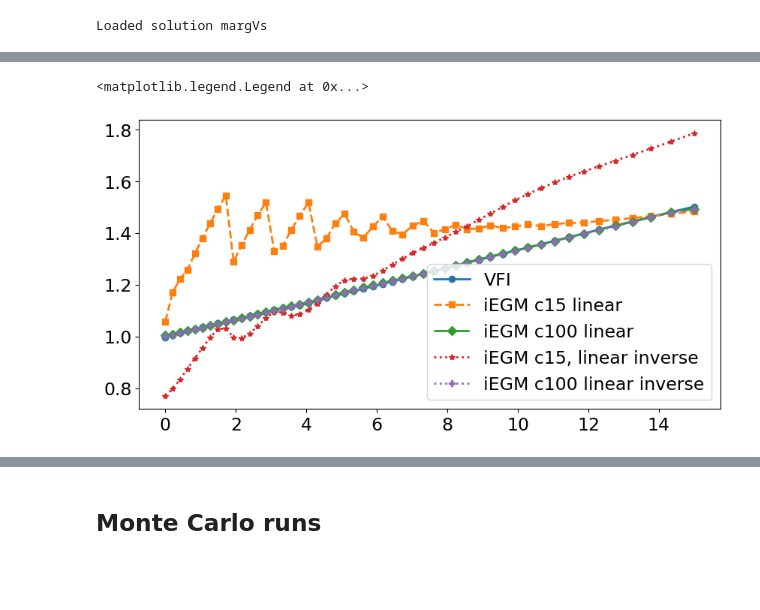
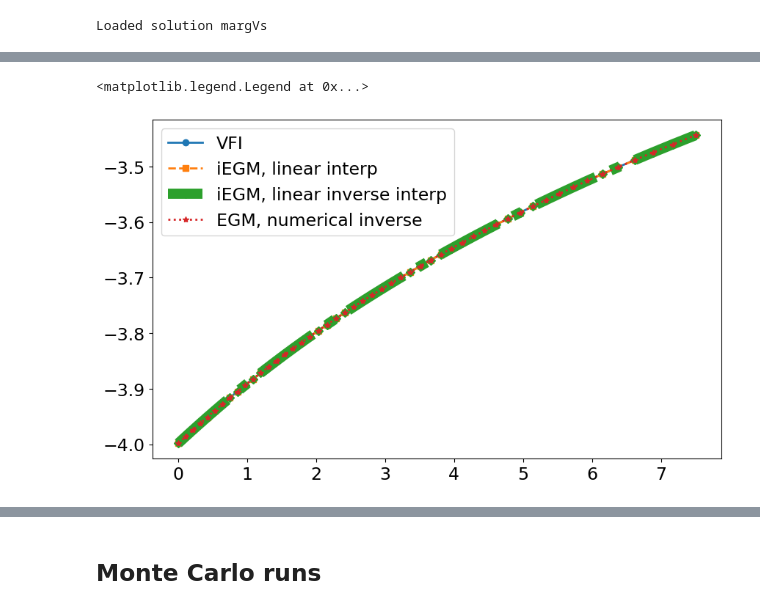
Before and after one commit to ThomasHJorgensen/iEGM, a Jupyter notebook: 02. LimitedCommmitmentModel.ipynb, the cells around one changed output, grey strips where cells are left out. Cells and saved outputs as stored; diff of their text form; code cells hidden in the pictures; blank space fills up the shorter version.

Commit message:
refactor(precompute): play around with starting values

```diff
--- a/02. LimitedCommmitmentModel.ipynb
+++ b/02. LimitedCommmitmentModel.ipynb
@@ -167,0 +178,23 @@ Mean log10 euler error: [-5.58315325]
+# %%
+# plot model solutions
+grid = 'grid_A'
+var = 'power_idx'
+#var = 'C_tot_start_as_couple'
+
+t = 15
+iP = 18
+iL = 10
+iA = 21
+
+fig, ax = plt.subplots(1, 1, figsize=(10, 6))
+i = 0
+for name, model in models.items():
+
+    par = model.par
+    sol = model.sol
+
+    lw = linewidth*5 if name == 'model 3' else linewidth
+
+    ax.plot(getattr(par,grid), getattr(sol,var)[t,iP,iL], label=model.spec['latexname'], linestyle=linestyles[i], marker=markers[i], linewidth=lw)
+    i += 1
+ax.legend()
@@ -168,30 +204,25 @@ Mean log10 euler error: [-5.58315325]
 # %%
-# plot solutions
-fig, ax = plt.subplots(1, 1, figsize=(10,5))
+# plot model solutions
+grid = 'grid_Aw'
+var = 'EVw_start_as_single'
 
-var = 'C_pub_couple_to_couple'
-grid = 'grid_A'
-t = 0
-iP = 5
-iL = 10
+t = 12
 
+fig, ax = plt.subplots(1, 1, figsize=(10, 6))
 i = 0
-for name,model in models.items():
+for name, model in models.items():
 
-    # if name in ['model 4', 'model 5']:
     par = model.par
     sol = model.sol
 
-    plotvar =  getattr(sol,var)
+    lw = linewidth*5 if name == 'model 3' else linewidth
 
-    ax.plot(getattr(par,grid), plotvar[t,iP,iL], label=specs[name]['latexname'], linestyle=linestyles[i], marker=markers[i], linewidth=linewidth)
+    ax.plot(getattr(par,grid), getattr(sol,var)[t], label=model.spec['latexname'], linestyle=linestyles[i], marker=markers[i], linewidth=lw)
     i += 1
-
-
 ax.legend()
 # %% [output]
 <matplotlib.legend.Legend at 0x...>
-[figure, old version]
+[figure, new version]
 # %%
 # Re-compile and solve
 for model in models.values():
```
Also changed, not shown: parts of 8 cells of this notebook, 3 other files.
